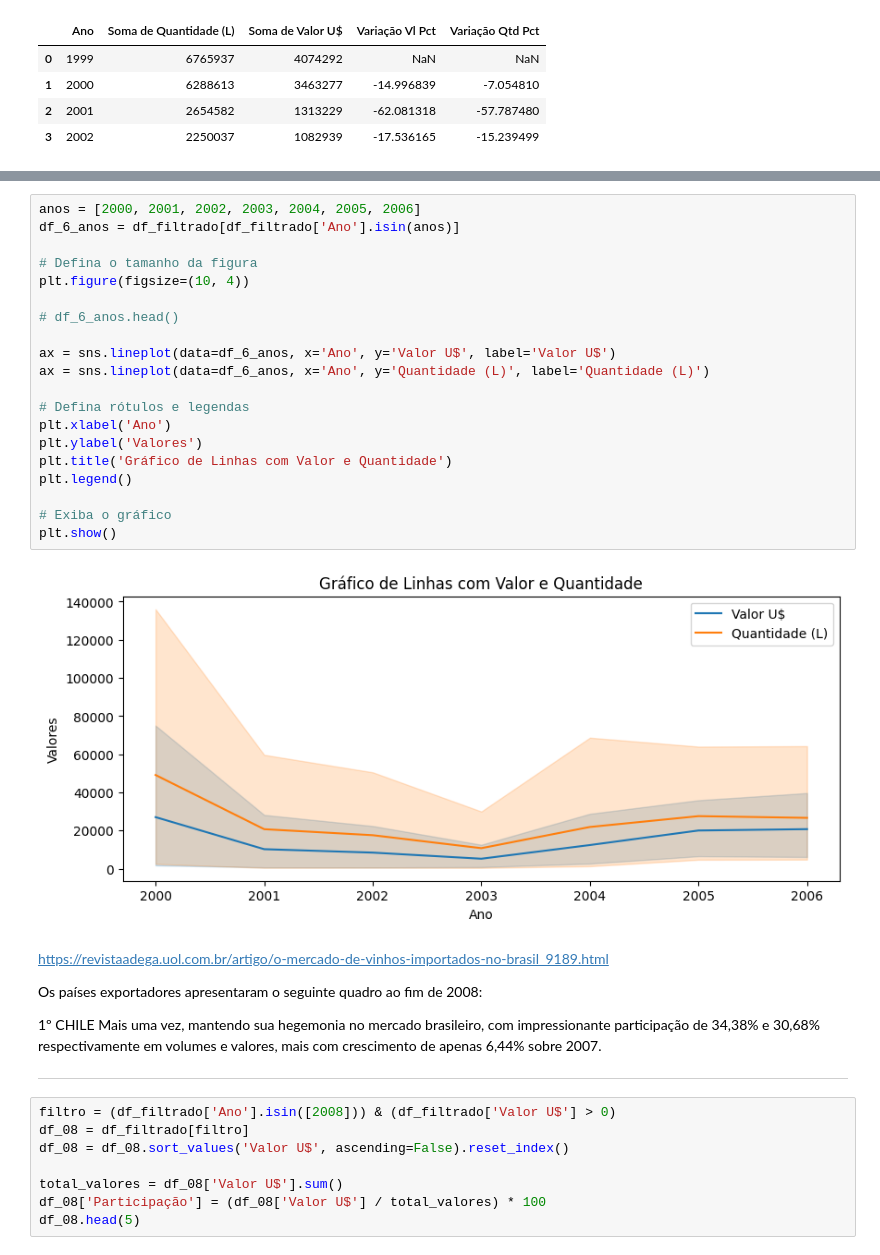
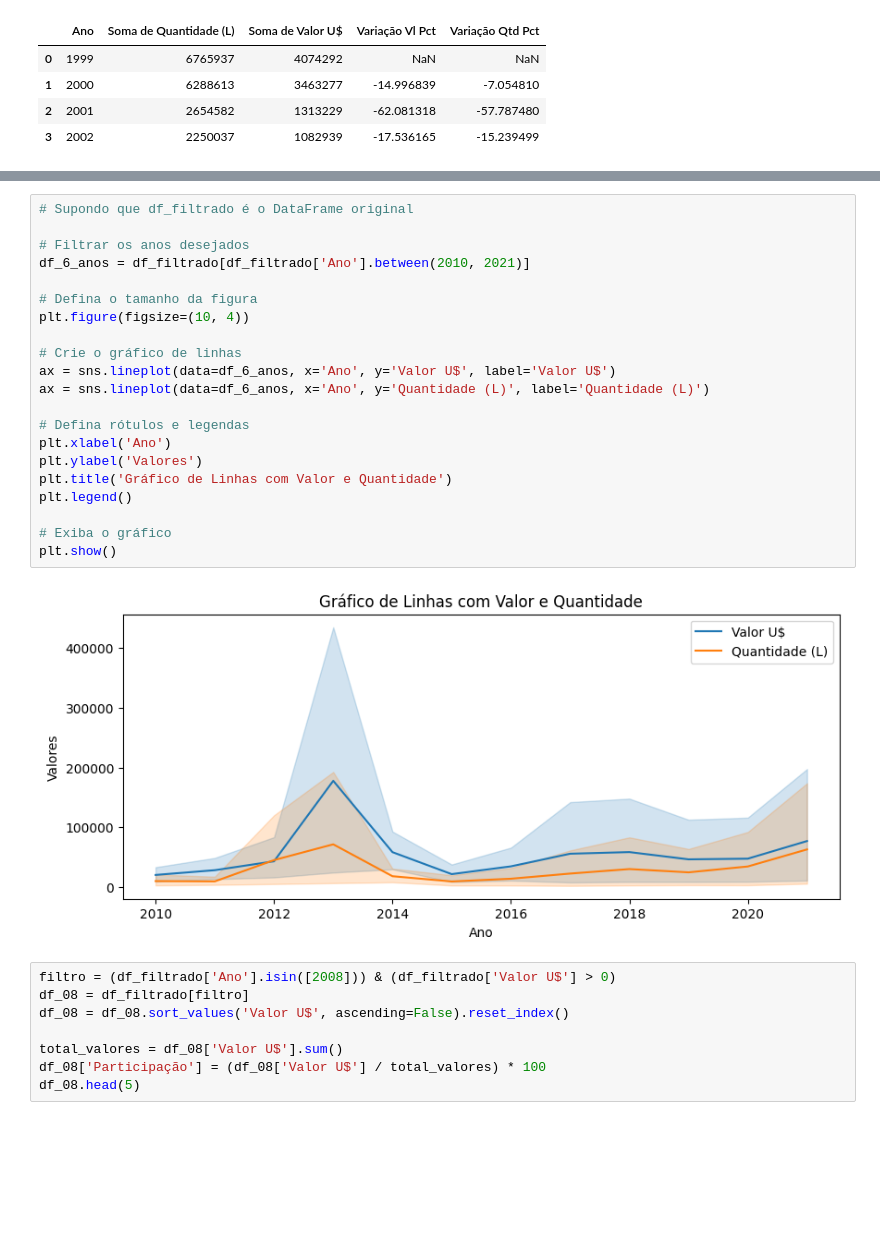
Before and after one commit to icarocarmona/Tech-Challenges-DTAT-Grupo-26, a Jupyter notebook: notebooks/Cópia_de_Analise_MacroV2.ipynb, the cells around one changed output, grey strips where cells are left out. Saved outputs shown, nothing was run; the diff lists cells and outputs as text; blank space fills up the shorter version.

```diff
--- a/notebooks/Cópia_de_Analise_MacroV2.ipynb
+++ b/notebooks/Cópia_de_Analise_MacroV2.ipynb
@@ -115,39 +112,26 @@ O comportamento das exportações de vinho no período de 2000-2006, através de
 # %%
-anos = [2000, 2001, 2002, 2003, 2004, 2005, 2006]
-df_6_anos = df_filtrado[df_filtrado['Ano'].isin(anos)]
+# Supondo que df_filtrado é o DataFrame original
+
+# Filtrar os anos desejados
+df_6_anos = df_filtrado[df_filtrado['Ano'].between(2010, 2021)]
 
 # Defina o tamanho da figura
 plt.figure(figsize=(10, 4))
 
-# df_6_anos.head()
-
+# Crie o gráfico de linhas
 ax = sns.lineplot(data=df_6_anos, x='Ano', y='Valor U$', label='Valor U$')
 ax = sns.lineplot(data=df_6_anos, x='Ano', y='Quantidade (L)', label='Quantidade (L)')
 
 # Defina rótulos e legendas
 plt.xlabel('Ano')
 plt.ylabel('Valores')
 plt.title('Gráfico de Linhas com Valor e Quantidade')
 plt.legend()
 
 # Exiba o gráfico
 plt.show()
 # %% [output]
-[figure, old version]
+[figure, new version]
-# %% [markdown]
-
-
-https://revistaadega.uol.com.br/artigo/o-mercado-de-vinhos-importados-no-brasil_9189.html
-
-
-Os países exportadores apresentaram o seguinte quadro ao fim de 2008:
-
-
-
-
-1º CHILE
-Mais uma vez, mantendo sua hegemonia no mercado brasileiro, com impressionante participação de 34,38% e 30,68% respectivamente em volumes e valores, mais com crescimento de apenas 6,44% sobre 2007.
-___
 # %%
 filtro = (df_filtrado['Ano'].isin([2008])) & (df_filtrado['Valor U$'] > 0)
 df_08 = df_filtrado[filtro]
```
Also changed, not shown: parts of 8 cells of this notebook.
